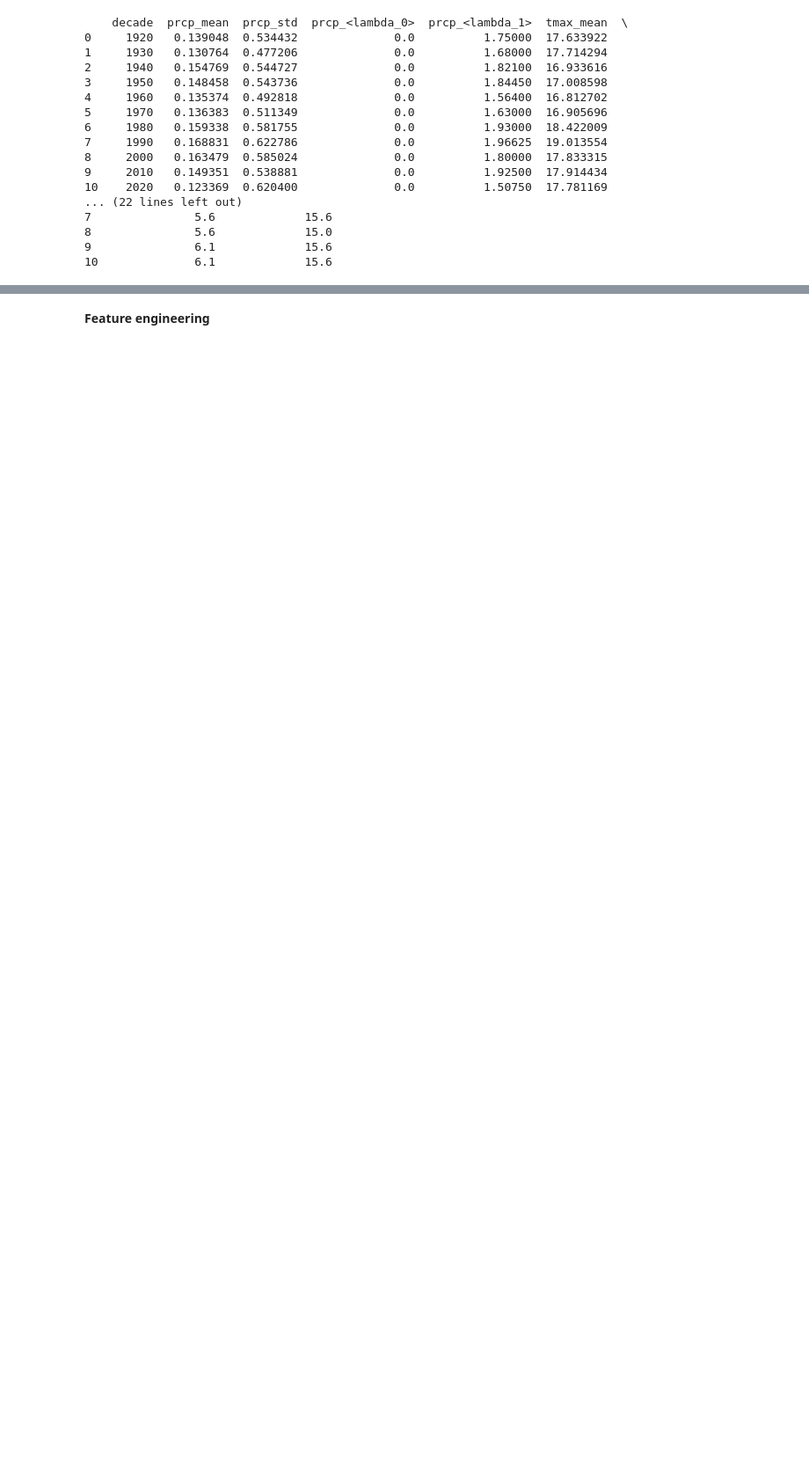
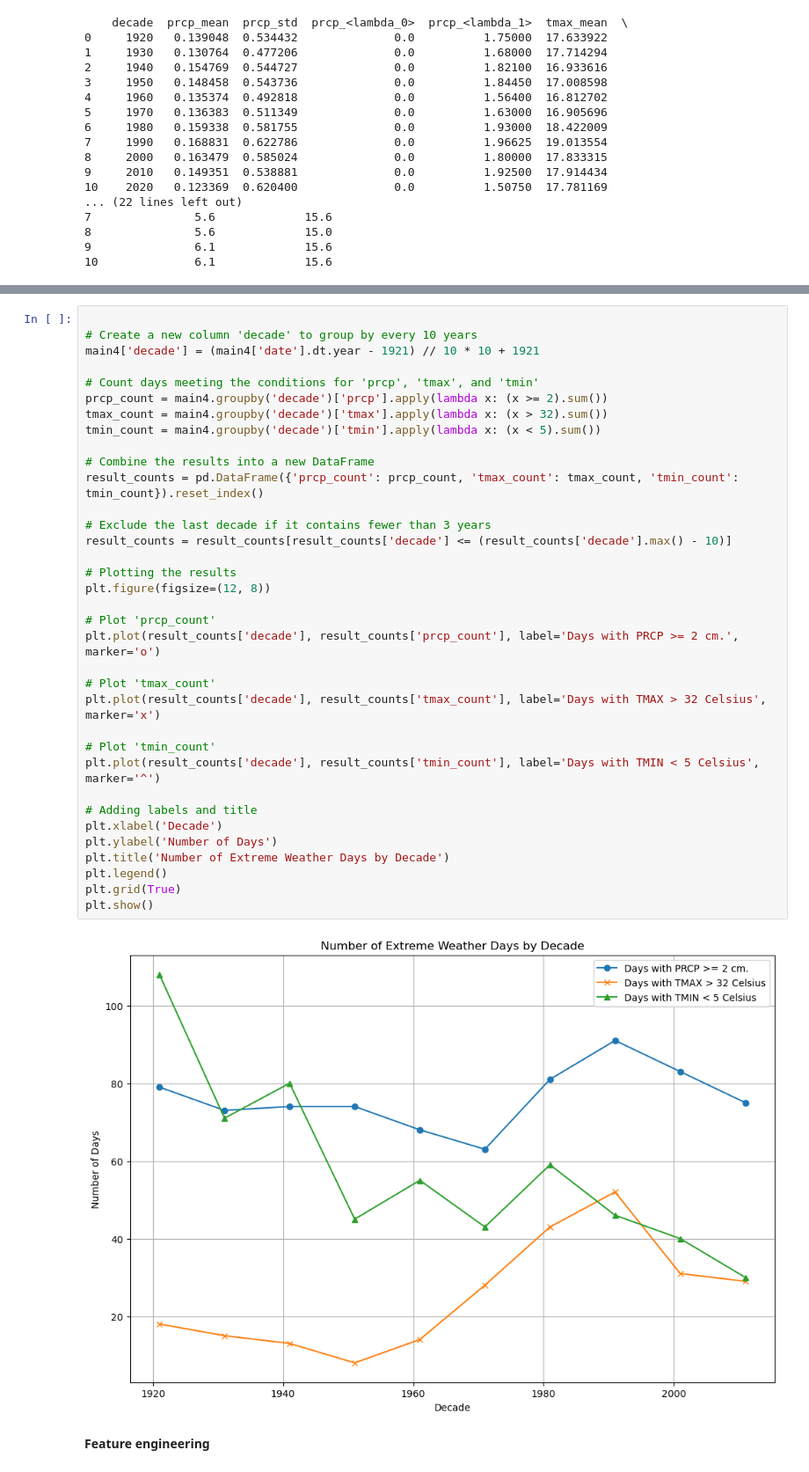
Before and after one commit to sumatepru/sf_climate_projection, a Jupyter notebook: code_for_daily_data.ipynb, the cells around one changed output, grey strips where cells are left out. Shown: that part at 88% size. Drawn from its saved outputs; the diff is of its cells as text; blank space fills up the shorter version.

```diff
--- a/code_for_daily_data.ipynb
+++ b/code_for_daily_data.ipynb
@@ -763,3 +554,40 @@ plt.show()
+# %%
+
+# Create a new column 'decade' to group by every 10 years
+main4['decade'] = (main4['date'].dt.year - 1921) // 10 * 10 + 1921
+
+# Count days meeting the conditions for 'prcp', 'tmax', and 'tmin'
+prcp_count = main4.groupby('decade')['prcp'].apply(lambda x: (x >= 2).sum())
+tmax_count = main4.groupby('decade')['tmax'].apply(lambda x: (x > 32).sum())
+tmin_count = main4.groupby('decade')['tmin'].apply(lambda x: (x < 5).sum())
+
+# Combine the results into a new DataFrame
+result_counts = pd.DataFrame({'prcp_count': prcp_count, 'tmax_count': tmax_count, 'tmin_count': tmin_count}).reset_index()
+
+# Exclude the last decade if it contains fewer than 3 years
+result_counts = result_counts[result_counts['decade'] <= (result_counts['decade'].max() - 10)]
+
+# Plotting the results
+plt.figure(figsize=(12, 8))
+
+# Plot 'prcp_count'
+plt.plot(result_counts['decade'], result_counts['prcp_count'], label='Days with PRCP >= 2 cm.', marker='o')
+
+# Plot 'tmax_count'
+plt.plot(result_counts['decade'], result_counts['tmax_count'], label='Days with TMAX > 32 Celsius', marker='x')
+
+# Plot 'tmin_count'
+plt.plot(result_counts['decade'], result_counts['tmin_count'], label='Days with TMIN < 5 Celsius', marker='^')
+
+# Adding labels and title
+plt.xlabel('Decade')
+plt.ylabel('Number of Days')
+plt.title('Number of Extreme Weather Days by Decade')
+plt.legend()
+plt.grid(True)
+plt.show()
+# %% [output]
+[figure, added]
 # %% [markdown]
 **Feature engineering**
 # %%
```
Also changed, not shown: parts of 14 cells of this notebook.
